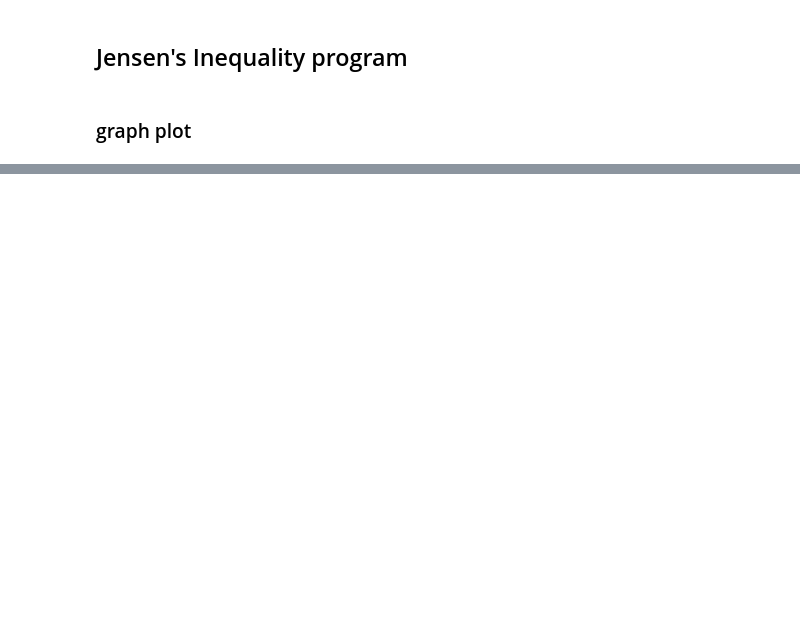
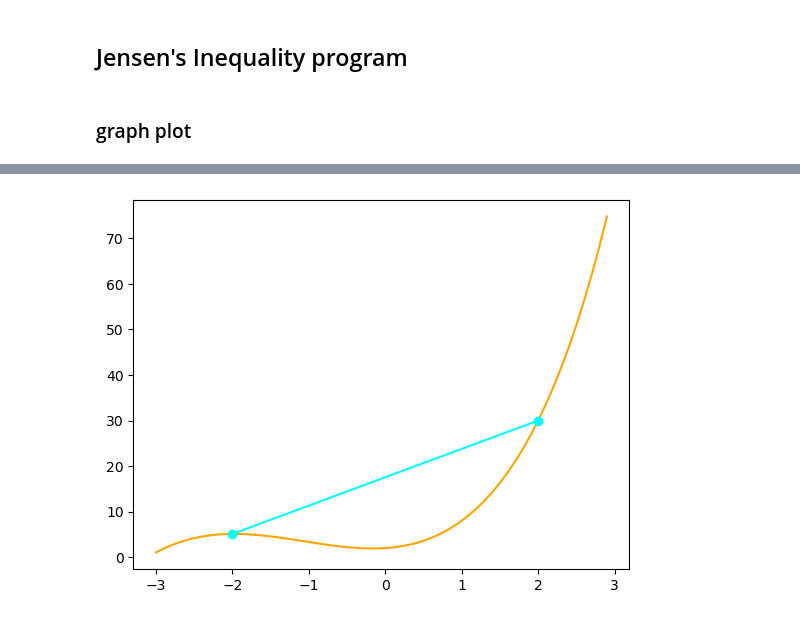
Before and after one commit to camellian0120/MLP-8_probabilityInequality, a Jupyter notebook: Jensen.ipynb, the cells around one changed output, grey strips where cells are left out. Saved outputs shown, nothing was run; the diff lists cells and outputs as text; code cells hidden in the pictures; blank space fills up the shorter version.

```diff
--- a/Jensen.ipynb
+++ b/Jensen.ipynb
@@ -34,0 +42,4 @@ plt.plot(chord_x, chord_y)
+# %%
+Jensen(fx=X**3+3*X**2+3**X+1, atob=40)
+# %% [output]
+[figure, added]
```
Also changed, not shown: parts of 2 cells of this notebook.
